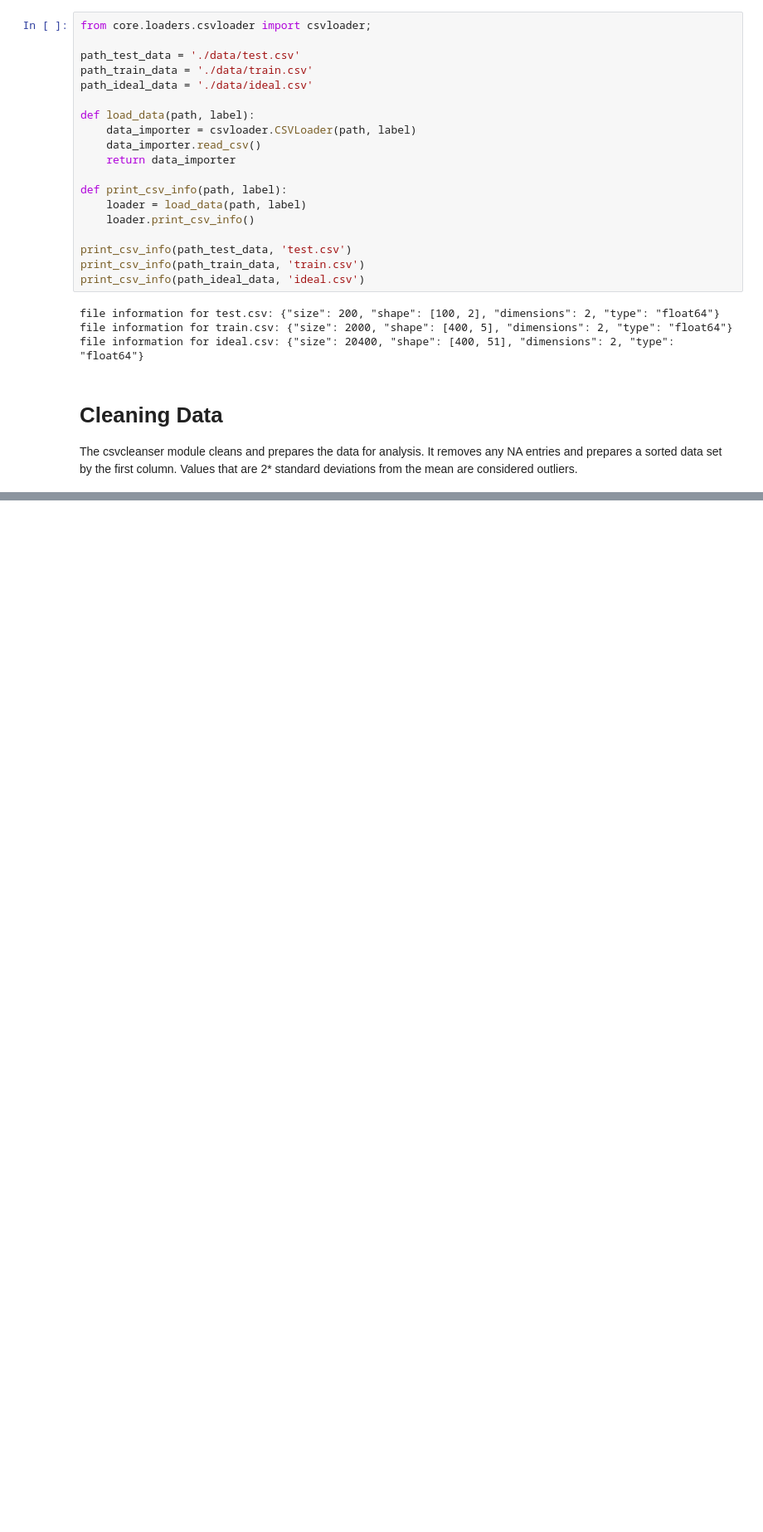
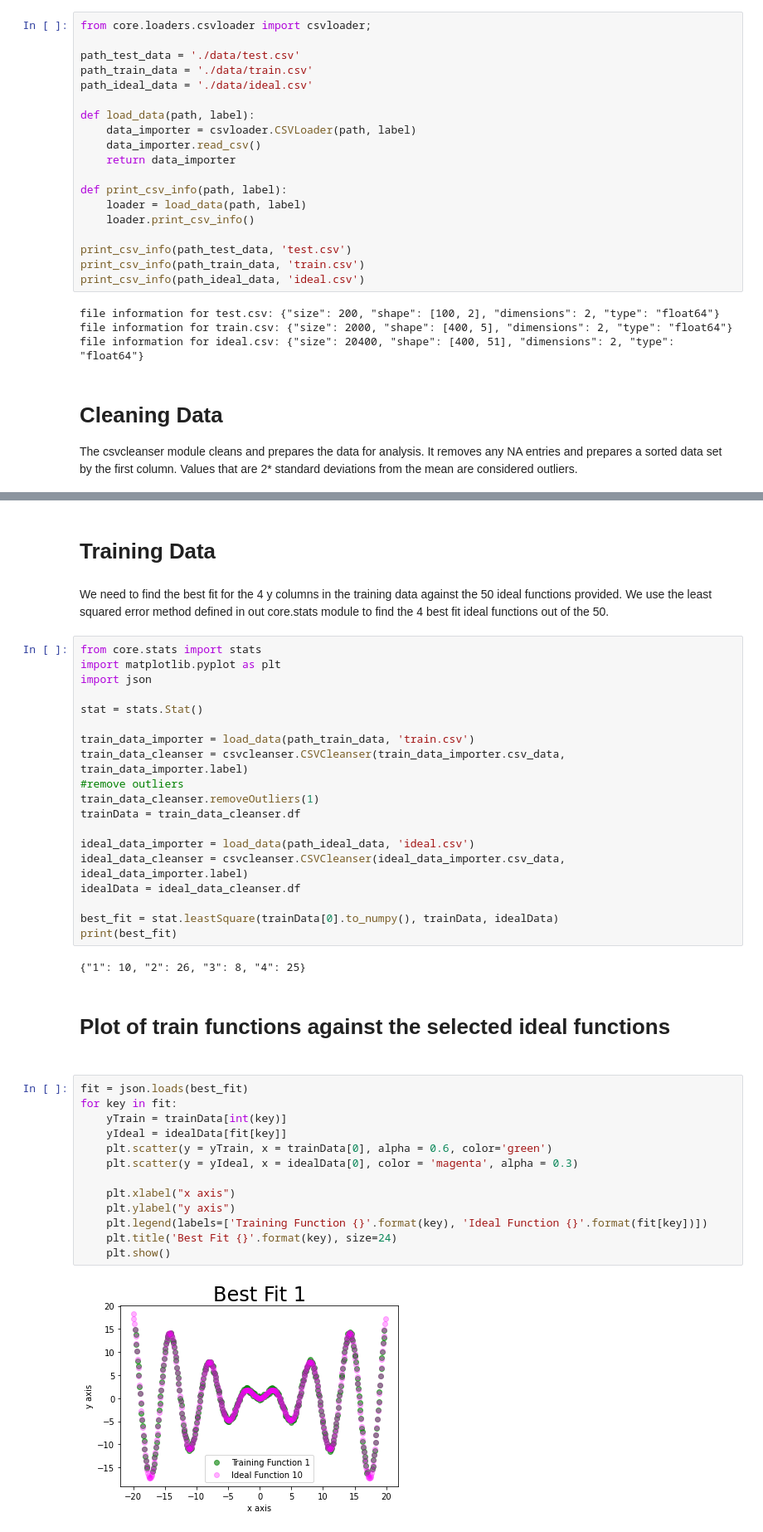
Before and after one commit to ivegotwings/IUBH_PYTHON_ASSIGNMENT, a Jupyter notebook: journal.ipynb, the cells around one changed output, grey strips where cells are left out. Shown at 83% size. Drawn from its saved outputs; the diff is of its cells as text; blank space fills up the shorter version.

Commit message:
fix: Training data set, best fit

```diff
--- a/journal.ipynb
+++ b/journal.ipynb
@@ -46,0 +47,43 @@ cleaning file information for ideal.csv: {"columns_with_na": [], "num_columns":
+# %% [markdown]
+<h1>Training Data</h1>
+# %% [markdown]
+We need to find the best fit for the 4 y columns in the training data against the 50 ideal functions provided.
+We use the least squared error method defined in out core.stats module to find the 4 best fit ideal functions out of the 50.
+# %%
+from core.stats import stats
+import matplotlib.pyplot as plt
+import json
+
+stat = stats.Stat()
+
+train_data_importer = load_data(path_train_data, 'train.csv')
+train_data_cleanser = csvcleanser.CSVCleanser(train_data_importer.csv_data, train_data_importer.label)
+#remove outliers
+train_data_cleanser.removeOutliers(1)
+trainData = train_data_cleanser.df
+
+ideal_data_importer = load_data(path_ideal_data, 'ideal.csv')
+ideal_data_cleanser = csvcleanser.CSVCleanser(ideal_data_importer.csv_data, ideal_data_importer.label)
+idealData = ideal_data_cleanser.df
+
+best_fit = stat.leastSquare(trainData[0].to_numpy(), trainData, idealData)
+print(best_fit)
+# %% [output]
+{"1": 10, "2": 26, "3": 8, "4": 25}
+# %% [markdown]
+<h1>Plot of train functions against the selected ideal functions<h1>
+# %%
+fit = json.loads(best_fit)
+for key in fit:
+    yTrain = trainData[int(key)]
+    yIdeal = idealData[fit[key]]
+    plt.scatter(y = yTrain, x = trainData[0], alpha = 0.6, color='green')
+    plt.scatter(y = yIdeal, x = idealData[0], color = 'magenta', alpha = 0.3)
+
+    plt.xlabel("x axis")
+    plt.ylabel("y axis")
+    plt.legend(labels=['Training Function {}'.format(key), 'Ideal Function {}'.format(fit[key])])
+    plt.title('Best Fit {}'.format(key), size=24)
+    plt.show()
+# %% [output]
+[figure, added]
```
Also changed, not shown: parts of 4 cells of this notebook, 3 other files.
